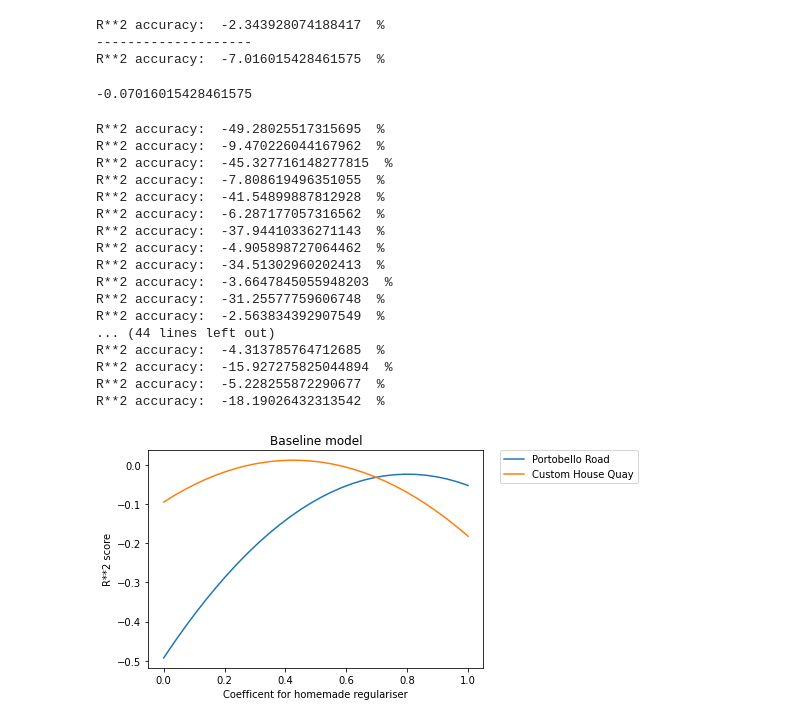
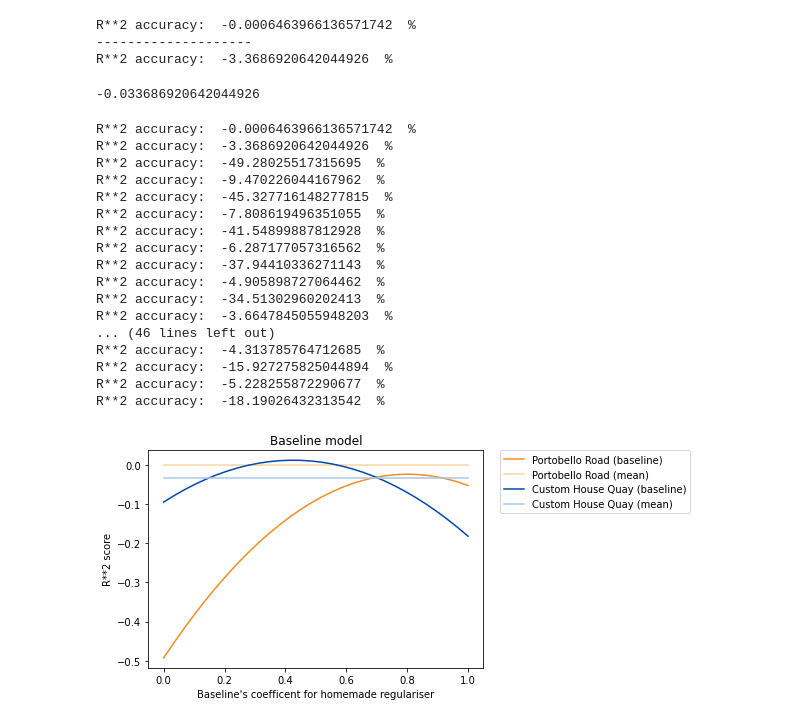
Before and after one commit to ConOLeary/Predicting_Bike_Distribution, a Jupyter notebook: bike_predictions.ipynb, the cells around one changed output. Cells and saved outputs as stored; diff of their text form; code cells hidden in the pictures.

Commit message:
baseline decided on

```diff
--- a/bike_predictions.ipynb
+++ b/bike_predictions.ipynb
@@ -157,6 +157,7 @@ hour_of_day= np.full((TOTAL_TIME_DATAPOINTS, HOURS), DUD_VALUE, dtype=np.float)
 average_weekday_fullness= np.full((DATAPOINTS_PER_DAY, NUM_STATIONS, len(DAYS_OF_WEEK)), DUD_VALUE, dtype=np.float)
 weekdays_vol= np.full((NUM_STATIONS, len(DAYS_OF_WEEK)), 0, dtype=np.float)
 avrg_weekday_full= np.full((NUM_STATIONS, len(DAYS_OF_WEEK)), 0, dtype=np.float)
+meanmean= np.full(NUM_STATIONS, 0, dtype=np.float)
 
 station_index_decrement= 0 # this is a varying offset for the indexing of stations that accounts for missing stations that are being ignored
 for epoch_day_i in range(TOTAL_DAYS):
@@ -234,6 +235,4 @@ for station in stations:
     for day_of_week_i in range(len(DAYS_OF_WEEK)):
         average_weekday_fullness[0:DATAPOINTS_PER_DAY, y_offset:y_offset+1, day_of_week_i:day_of_week_i+1]/= weekdays_vol[y_offset:y_offset+1, day_of_week_i:day_of_week_i+1]
         avrg_weekday_full[y_offset:y_offset+1, day_of_week_i:day_of_week_i+1]= np.mean(average_weekday_fullness[0:DATAPOINTS_PER_DAY, y_offset:y_offset+1, day_of_week_i:day_of_week_i+1])
-
-print(avrg_weekday_full)
-# avrg_weekday_full= np.full((NUM_STATIONS, len(DAYS_OF_WEEK)), 0, dtype=np.float)
+    meanmean[y_offset:y_offset+1]= np.mean(avrg_weekday_full[y_offset:y_offset+1])
@@ -329,7 +310,7 @@ def run_approach2(station_name):
     print('cv_scores mean:{}'.format(np.mean(cv_scores)))
     return np.mean(cv_scores)
 
-def run_baseline(station_name, regulariser_coef):
+def run_oldbaseline(station_name, regulariser_coef):
     index= get_station_id(station_name)
     max_train_time= DATAPOINTS_PER_DAY * DAYS_PER_WEEKDAY * len(DAYS_OF_WEEK)
     y_test= np.reshape(fullness[max_train_time:TOTAL_TIME_DATAPOINTS, index:index+1], TOTAL_TIME_DATAPOINTS - max_train_time)
@@ -342,58 +323,79 @@ def run_baseline(station_name, regulariser_coef):
 #         print("y_test:",y_test[val_i]," y_pred:",y_pred[val_i])
     print("R**2 accuracy: ", r2_score(y_test, y_pred) * 100, " %")
     return r2_score(y_test, y_pred)
+
+def run_meanline(station_name):
+    index= get_station_id(station_name)
+    max_train_time= DATAPOINTS_PER_DAY * DAYS_PER_WEEKDAY * len(DAYS_OF_WEEK)
+    y_test= np.reshape(fullness[max_train_time:TOTAL_TIME_DATAPOINTS, index:index+1], TOTAL_TIME_DATAPOINTS - max_train_time)
+    y_pred= np.zeros(TOTAL_TIME_DATAPOINTS - max_train_time)
+    for i in range(int((TOTAL_TIME_DATAPOINTS - max_train_time) / DATAPOINTS_PER_DAY)):
+        datapoint_i= i * DATAPOINTS_PER_DAY
+        day_of_week_i= int((max_train_time + datapoint_i) / DATAPOINTS_PER_DAY) % len(DAYS_OF_WEEK)
+        y_pred[datapoint_i:datapoint_i + DATAPOINTS_PER_DAY]= np.full(DATAPOINTS_PER_DAY, meanmean[index:index+1], dtype=np.float64)
+#     for val_i in range(y_pred.shape[0]):
+#         print("y_test:",y_test[val_i]," y_pred:",y_pred[val_i])
+    print("R**2 accuracy: ", r2_score(y_test, y_pred) * 100, " %")
+    return r2_score(y_test, y_pred)
 # %%
 # DRIVER
 
-run_baseline("PORTOBELLO ROAD", HOMEMADE_REGULISER)
+run_meanline("PORTOBELLO ROAD") # HOMEMADE_REGULISER
 print("--------------------")
-run_baseline("CUSTOM HOUSE QUAY", HOMEMADE_REGULISER)
+run_meanline("CUSTOM HOUSE QUAY")
 # %% [output]
-R**2 accuracy:  -2.343928074188417  %
+R**2 accuracy:  -0.0006463966136571742  %
 --------------------
-R**2 accuracy:  -7.016015428461575  %
+R**2 accuracy:  -3.3686920642044926  %
--0.07016015428461575
+-0.033686920642044926
 # %%
 # #############################################################################
 # Baseline coef optimisation graph
 
-
+meanmean1= run_meanline("PORTOBELLO ROAD")
+meanmean2= run_meanline("CUSTOM HOUSE QUAY")
 coefs= np.linspace(0, 1, num=30)
 s1_r2= []
 s2_r2= []
+s1_r2meanmean= []
+s2_r2meanmean= []
 
 for coef in coefs:
-    s1_r2.append(run_baseline("PORTOBELLO ROAD", coef))
-    s2_r2.append(run_baseline("CUSTOM HOUSE QUAY", coef))
+    s1_r2.append(run_oldbaseline("PORTOBELLO ROAD", coef))
+    s2_r2.append(run_oldbaseline("CUSTOM HOUSE QUAY", coef))
+    s1_r2meanmean.append(meanmean1)
+    s2_r2meanmean.append(meanmean2)
 
 ax= plt.gca()
 
-ax.plot(coefs, s1_r2, label="Portobello Road")
-ax.plot(coefs, s2_r2, label="Custom House Quay")
+ax.plot(coefs, s1_r2, label="Portobello Road (baseline)", color="#F28C28")
+ax.plot(coefs, s1_r2meanmean, label="Portobello Road (mean)", color="#FAD5A5")
+ax.plot(coefs, s2_r2, label="Custom House Quay (baseline)", color="#0047AB")
+ax.plot(coefs, s2_r2meanmean, label="Custom House Quay (mean)", color="#A7C7E7")
 
 # Place a legend to the right of this smaller subplot.
 plt.legend(bbox_to_anchor=(1.05, 1), loc='upper left', borderaxespad=0.)
 
-plt.xlabel('Coefficent for homemade regulariser')
+plt.xlabel('Baseline\'s coefficent for homemade regulariser')
 plt.ylabel('R**2 score')
 plt.title('Baseline model')
 plt.show()
 # %% [output]
+R**2 accuracy:  -0.0006463966136571742  %
+R**2 accuracy:  -3.3686920642044926  %
 R**2 accuracy:  -49.28025517315695  %
 R**2 accuracy:  -9.470226044167962  %
 R**2 accuracy:  -45.327716148277815  %
 R**2 accuracy:  -7.808619496351055  %
 R**2 accuracy:  -41.54899887812928  %
 R**2 accuracy:  -6.287177057316562  %
 R**2 accuracy:  -37.94410336271143  %
 R**2 accuracy:  -4.905898727064462  %
 R**2 accuracy:  -34.51302960202413  %
 R**2 accuracy:  -3.6647845055948203  %
-R**2 accuracy:  -31.25577759606748  %
-R**2 accuracy:  -2.563834392907549  %
-... (44 lines left out)
+... (46 lines left out)
 R**2 accuracy:  -4.313785764712685  %
 R**2 accuracy:  -15.927275825044894  %
 R**2 accuracy:  -5.228255872290677  %
 R**2 accuracy:  -18.19026432313542  %
-[figure, old version]
+[figure, new version]
```
Also changed, not shown: parts of 1 cell of this notebook, 2 other files.
